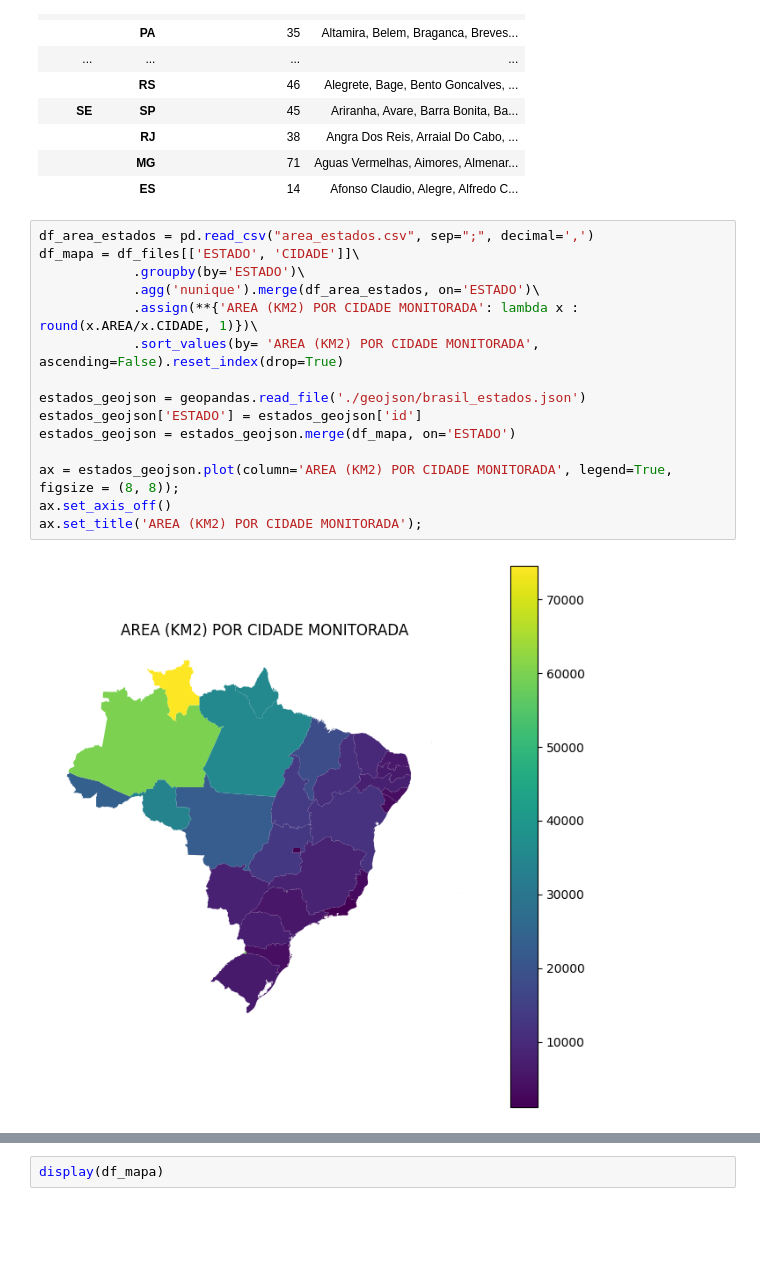
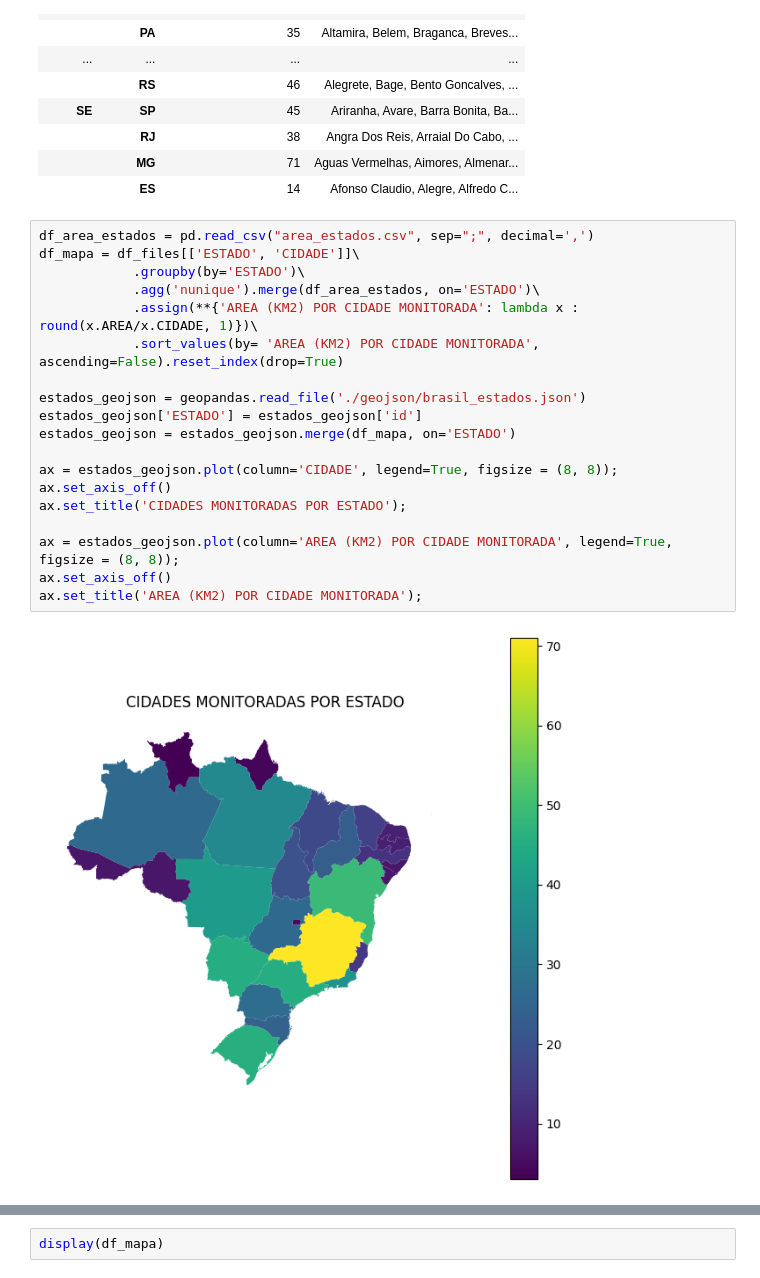
Before and after one commit to nfmmendes/INMET-data-play, a Jupyter notebook: Dados Metereológicos do INMET.ipynb, the cells around one changed output, grey strips where cells are left out. Drawn from its saved outputs; the diff is of its cells as text; blank space fills up the shorter version.

```diff
--- a/Dados Metereológicos do INMET.ipynb
+++ b/Dados Metereológicos do INMET.ipynb
@@ -112,17 +112,21 @@ display(df_files[['REGIAO', 'ESTADO', 'CIDADE']]\
 # %%
 df_area_estados = pd.read_csv("area_estados.csv", sep=";", decimal=',')
 df_mapa = df_files[['ESTADO', 'CIDADE']]\
             .groupby(by='ESTADO')\
             .agg('nunique').merge(df_area_estados, on='ESTADO')\
             .assign(**{'AREA (KM2) POR CIDADE MONITORADA': lambda x : round(x.AREA/x.CIDADE, 1)})\
             .sort_values(by= 'AREA (KM2) POR CIDADE MONITORADA', ascending=False).reset_index(drop=True)
 
 estados_geojson = geopandas.read_file('./geojson/brasil_estados.json')
 estados_geojson['ESTADO'] = estados_geojson['id']
 estados_geojson = estados_geojson.merge(df_mapa, on='ESTADO')
 
+ax = estados_geojson.plot(column='CIDADE', legend=True, figsize = (8, 8));
+ax.set_axis_off()
+ax.set_title('CIDADES MONITORADAS POR ESTADO');
+
 ax = estados_geojson.plot(column='AREA (KM2) POR CIDADE MONITORADA', legend=True, figsize = (8, 8));
 ax.set_axis_off()
 ax.set_title('AREA (KM2) POR CIDADE MONITORADA');
 # %% [output]
-[figure, old version]
+[figure, new version]
```
Also changed, not shown: parts of 2 cells of this notebook.
